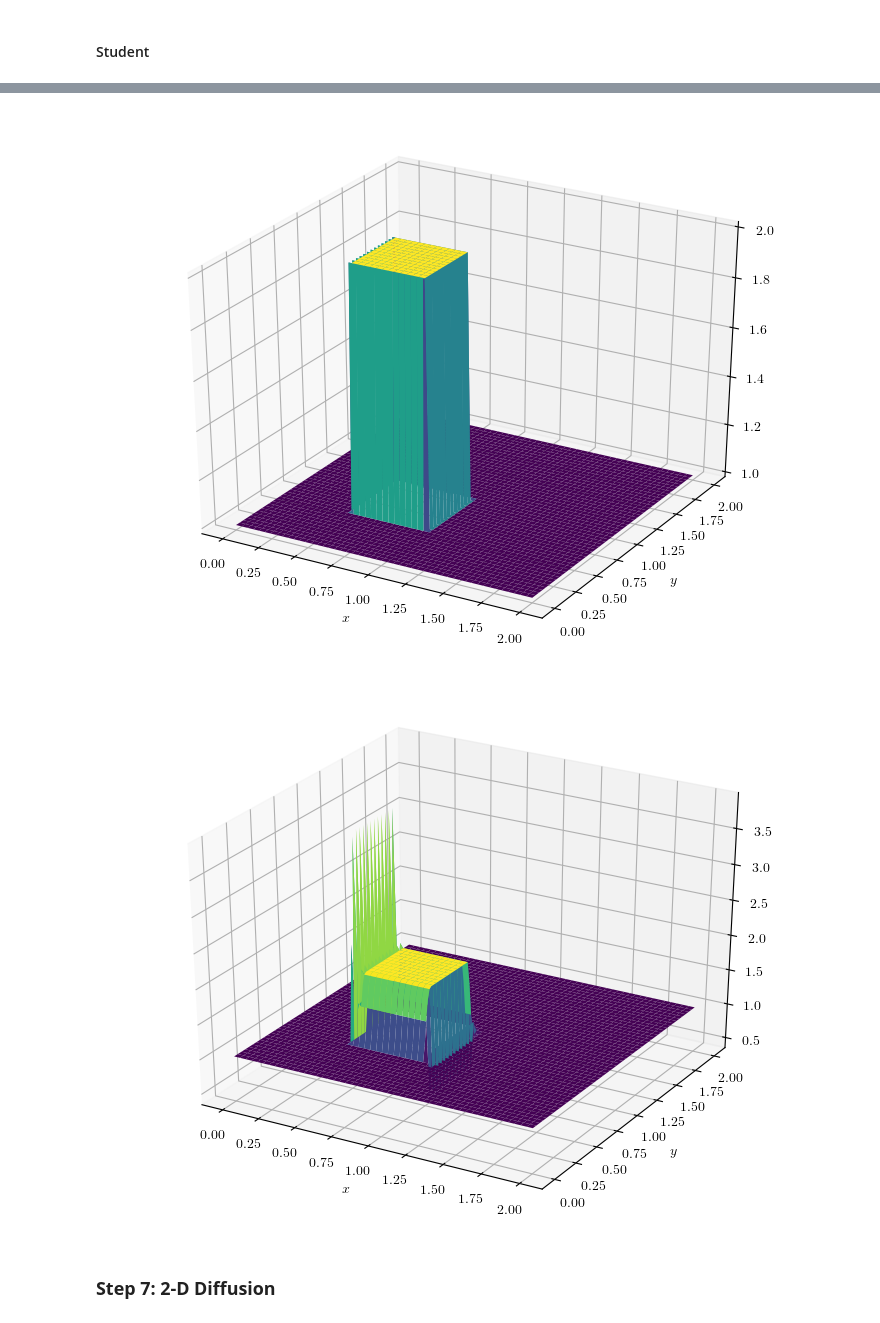
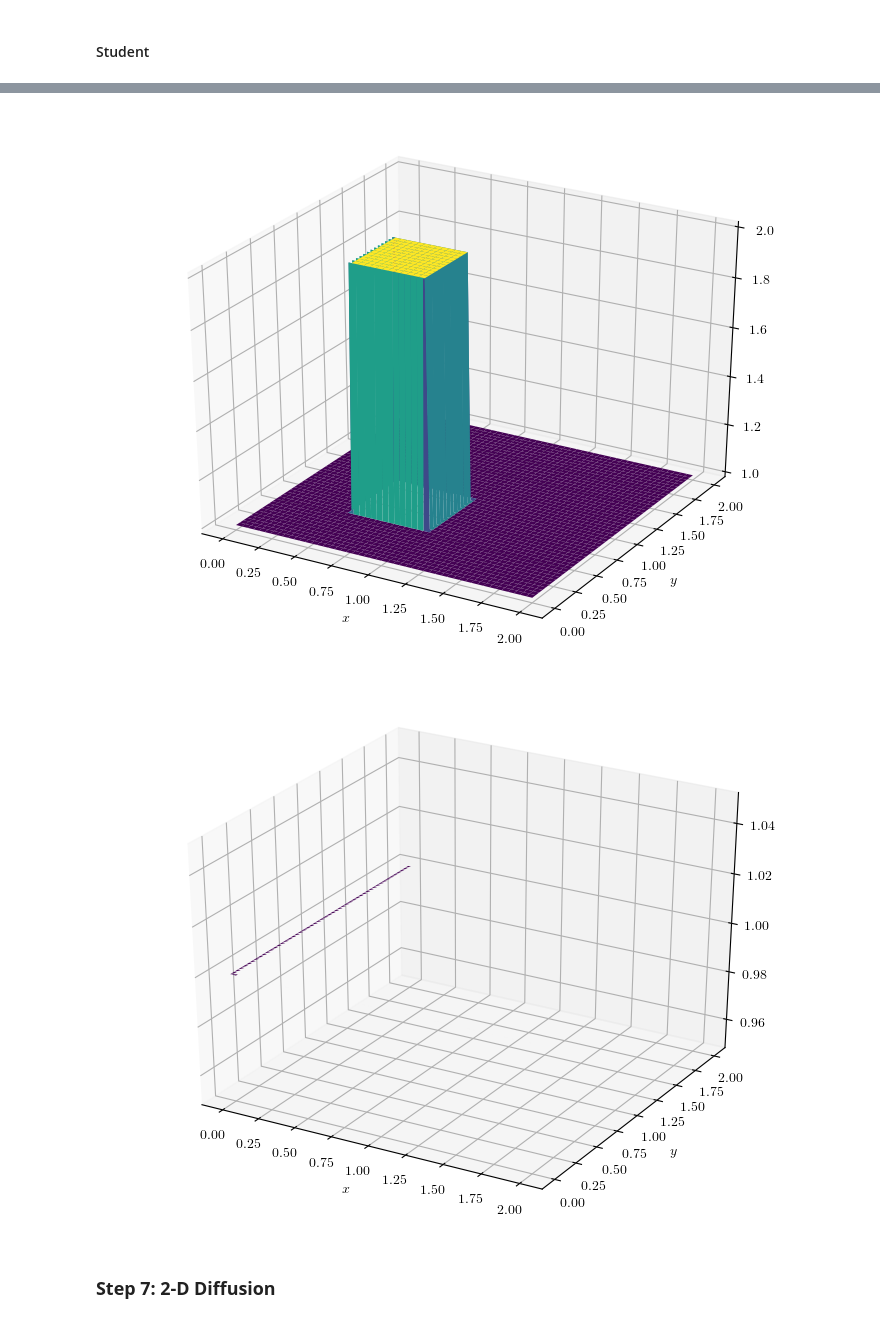
Before and after one commit to GodotMisogi/CFDCodes, a Jupyter notebook: CFDPython.ipynb, the cells around one changed output, grey strips where cells are left out. Drawn from its saved outputs; the diff is of its cells as text; code cells hidden in the pictures.

```diff
--- a/CFDPython.ipynb
+++ b/CFDPython.ipynb
@@ -687,59 +684,59 @@ $$ \partial_t V^{\alpha} + V^{\mu}\partial_{\mu}V^{\alpha} = 0 $$
 However, there doesn't seem to be a neat way to write the discretisation in index notation.
 # %%
 def convection2D(mesh_size_x, mesh_size_y, time):
-    c = 1
+    c = 1.0
     dx = 2.0/(mesh_size_x-1)
     dy = 2.0/(mesh_size_y-1)
     sigma = 0.2
     dt = sigma*min(dx,dy)
     timesteps = int(time/dt)
 
-    x = numpy.linspace(0, 2, mesh_size_x)
-    y = numpy.linspace(0, 2, mesh_size_y)
+    x = numpy.linspace(0, 2.0, mesh_size_x)
+    y = numpy.linspace(0, 2.0, mesh_size_y)
 
     u = numpy.ones((timesteps, mesh_size_x, mesh_size_y))
     v = numpy.ones((timesteps, mesh_size_x, mesh_size_y))
 
     # Initial conditions
-    u[0][int(.5/dx):int(1/dx + 1),int(.5/dy):int(1/dy+1)] = 2
-    v[0][int(.5/dx):int(1/dx + 1),int(.5/dy):int(1/dy+1)] = 2
+    u[0][int(.5/dx):int(1/dx + 1),int(.5/dy):int(1/dy + 1)] = 2.0
+    v[0][int(.5/dx):int(1/dx + 1),int(.5/dy):int(1/dy + 1)] = 2.0
 
     # Boundary conditions
-    u[1:][0,:] = 1
-    u[1:][-1,:] = 1
-    u[1:][:,0] = 1
-    u[1:][:,-1] = 1
-    v[1:][0,:] = 1
-    v[1:][-1,:] = 1
-    v[1:][:,0] = 1
-    v[1:][:,-1] = 1
+    u[1:][0,:] = 1.0
+    u[1:][-1,:] = 1.0
+    u[1:][:,0] = 1.0
+    u[1:][:,-1] = 1.0
+    v[1:][0,:] = 1.0
+    v[1:][-1,:] = 1.0
+    v[1:][:,0] = 1.0
+    v[1:][:,-1] = 1.0
 
     for n in range(timesteps-1):
-        u[n+1][1:, 1:] = u[n][1:, 1:] - c*dt*(u[n][1:, 1:]*(u[n][1:, 1:] - u[n][:-1, 1:])/dx - v[n][1:, 1:]*(u[n][1:, 1:] - u[n][1:, :-1])/dy)
-        v[n+1][1:, 1:] = v[n][1:, 1:] - c*dt*(u[n][1:, 1:]*(v[n][1:, 1:] - v[n][:-1, 1:])/dx - v[n][1:, 1:]*(v[n][1:, 1:] - v[n][1:, :-1]/dy))
+        u[n+1][1:,1:] = u[n][1:,1:] - c*dt*(u[n][1:,1:]*(u[n][1:,1:] - u[n][:-1,1:])/dx + v[n][1:,1:]*(u[n][1:,1:] - u[n][1:,:-1])/dy)
+        v[n+1][1:,1:] = v[n][1:,1:] - c*dt*(u[n][1:,1:]*(v[n][1:,1:] - v[n][:-1,1:])/dx + v[n][1:,1:]*(v[n][1:,1:] - v[n][1:,:-1]/dy))
 
     return x, y, u, v
 
-pos_x, pos_y, vel_x, vel_y = convection2D(101, 101, 0.02)
+pos_x, pos_y, vel_x, vel_y = convection2D(101, 101, 0.32)
 
 # Plotting
 fig = pyplot.figure(1, figsize=(9, 7), dpi=100)
 ax = fig.gca(projection='3d')
 X, Y = numpy.meshgrid(pos_x, pos_y)
 surf = ax.plot_surface(X, Y, vel_x[0], cmap=cm.viridis, rstride=2, cstride=2)
 ax.set_xlabel('$x$')
 ax.set_ylabel('$y$')
 
-fig = pyplot.figure(2, figsize=(9, 7), dpi=100)
-ax = fig.gca(projection='3d')
+fig2 = pyplot.figure(2, figsize=(9, 7), dpi=100)
+ax = fig2.gca(projection='3d')
 X, Y = numpy.meshgrid(pos_x, pos_y)
 surf2 = ax.plot_surface(X, Y, vel_x[-1], cmap=cm.viridis, rstride=2, cstride=2)
 ax.set_xlabel('$x$')
 ax.set_ylabel('$y$')
 pyplot.show()
 # %% [output]
 [figure]
-[figure, old version]
+[figure, new version]
 # %% [markdown]
 ### **Step 7: 2-D Diffusion**
 # %% [markdown]
```
Also changed, not shown: parts of 13 cells of this notebook.
